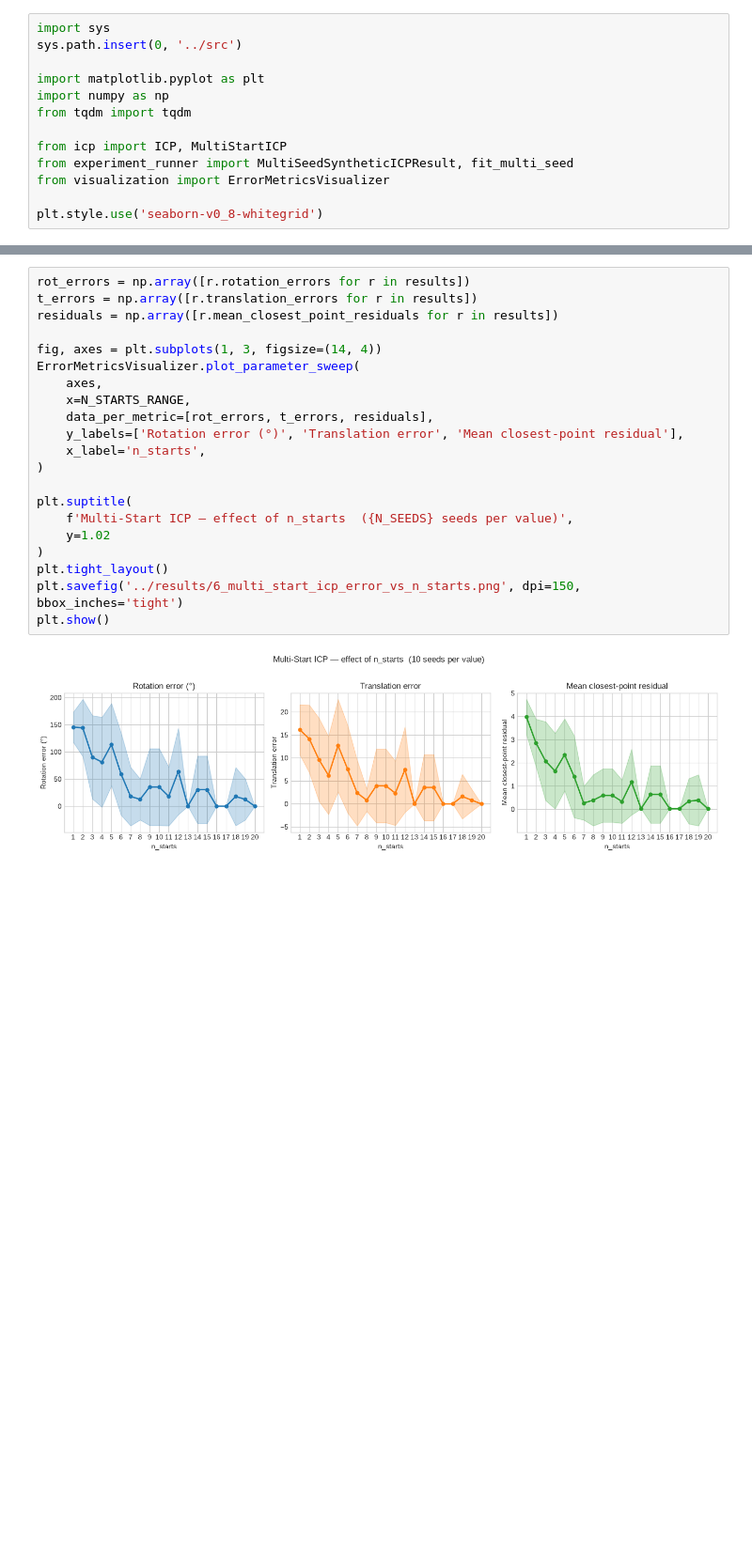
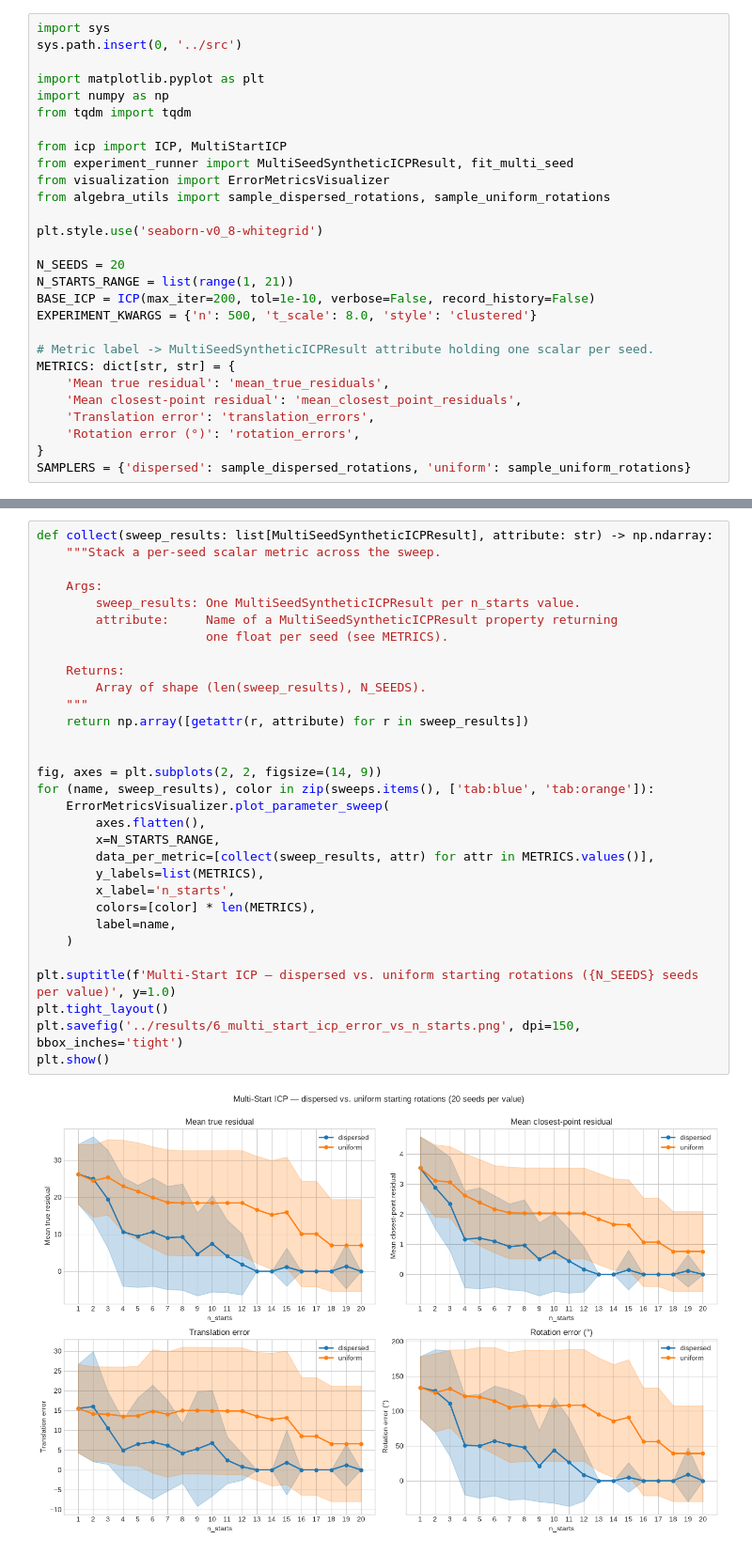
Before and after one commit to AdrianDegenkolb/TransformationRecovery, a Jupyter notebook: notebooks/6_multi_start_icp.ipynb, the cells around one changed output, grey strips where cells are left out. Shown at 94% size. Cells and saved outputs as stored; diff of their text form; blank space fills up the shorter version.

```diff
--- a/notebooks/6_multi_start_icp.ipynb
+++ b/notebooks/6_multi_start_icp.ipynb
@@ -20,5 +21,20 @@ from tqdm import tqdm
 from icp import ICP, MultiStartICP
 from experiment_runner import MultiSeedSyntheticICPResult, fit_multi_seed
 from visualization import ErrorMetricsVisualizer
+from algebra_utils import sample_dispersed_rotations, sample_uniform_rotations
 
 plt.style.use('seaborn-v0_8-whitegrid')
+
+N_SEEDS = 20
+N_STARTS_RANGE = list(range(1, 21))
+BASE_ICP = ICP(max_iter=200, tol=1e-10, verbose=False, record_history=False)
+EXPERIMENT_KWARGS = {'n': 500, 't_scale': 8.0, 'style': 'clustered'}
+
+# Metric label -> MultiSeedSyntheticICPResult attribute holding one scalar per seed.
+METRICS: dict[str, str] = {
+    'Mean true residual': 'mean_true_residuals',
+    'Mean closest-point residual': 'mean_closest_point_residuals',
+    'Translation error': 'translation_errors',
+    'Rotation error (°)': 'rotation_errors',
+}
+SAMPLERS = {'dispersed': sample_dispersed_rotations, 'uniform': sample_uniform_rotations}
@@ -76,23 +70,33 @@ Mean ± 1 std over `N_SEEDS` random experiments for each metric.
 # %%
-rot_errors = np.array([r.rotation_errors for r in results])
-t_errors = np.array([r.translation_errors for r in results])
-residuals = np.array([r.mean_closest_point_residuals for r in results])
+def collect(sweep_results: list[MultiSeedSyntheticICPResult], attribute: str) -> np.ndarray:
+    """Stack a per-seed scalar metric across the sweep.
 
-fig, axes = plt.subplots(1, 3, figsize=(14, 4))
-ErrorMetricsVisualizer.plot_parameter_sweep(
-    axes,
-    x=N_STARTS_RANGE,
-    data_per_metric=[rot_errors, t_errors, residuals],
-    y_labels=['Rotation error (°)', 'Translation error', 'Mean closest-point residual'],
-    x_label='n_starts',
-)
+    Args:
+        sweep_results: One MultiSeedSyntheticICPResult per n_starts value.
+        attribute:     Name of a MultiSeedSyntheticICPResult property returning
+                       one float per seed (see METRICS).
 
-plt.suptitle(
-    f'Multi-Start ICP — effect of n_starts  ({N_SEEDS} seeds per value)',
-    y=1.02
-)
+    Returns:
+        Array of shape (len(sweep_results), N_SEEDS).
+    """
+    return np.array([getattr(r, attribute) for r in sweep_results])
+
+
+fig, axes = plt.subplots(2, 2, figsize=(14, 9))
+for (name, sweep_results), color in zip(sweeps.items(), ['tab:blue', 'tab:orange']):
+    ErrorMetricsVisualizer.plot_parameter_sweep(
+        axes.flatten(),
+        x=N_STARTS_RANGE,
+        data_per_metric=[collect(sweep_results, attr) for attr in METRICS.values()],
+        y_labels=list(METRICS),
+        x_label='n_starts',
+        colors=[color] * len(METRICS),
+        label=name,
+    )
+
+plt.suptitle(f'Multi-Start ICP — dispersed vs. uniform starting rotations ({N_SEEDS} seeds per value)', y=1.0)
 plt.tight_layout()
 plt.savefig('../results/6_multi_start_icp_error_vs_n_starts.png', dpi=150, bbox_inches='tight')
 plt.show()
 # %% [output]
-[figure, old version]
+[figure, new version]
```
Also changed, not shown: parts of 12 cells of this notebook, 1 other file.
